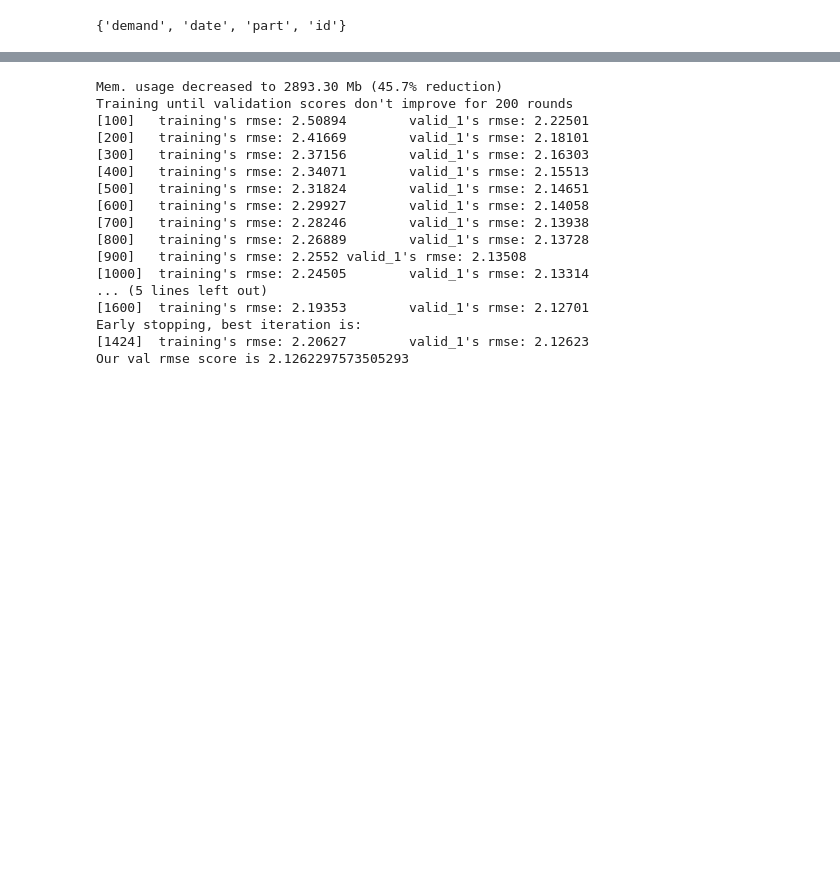
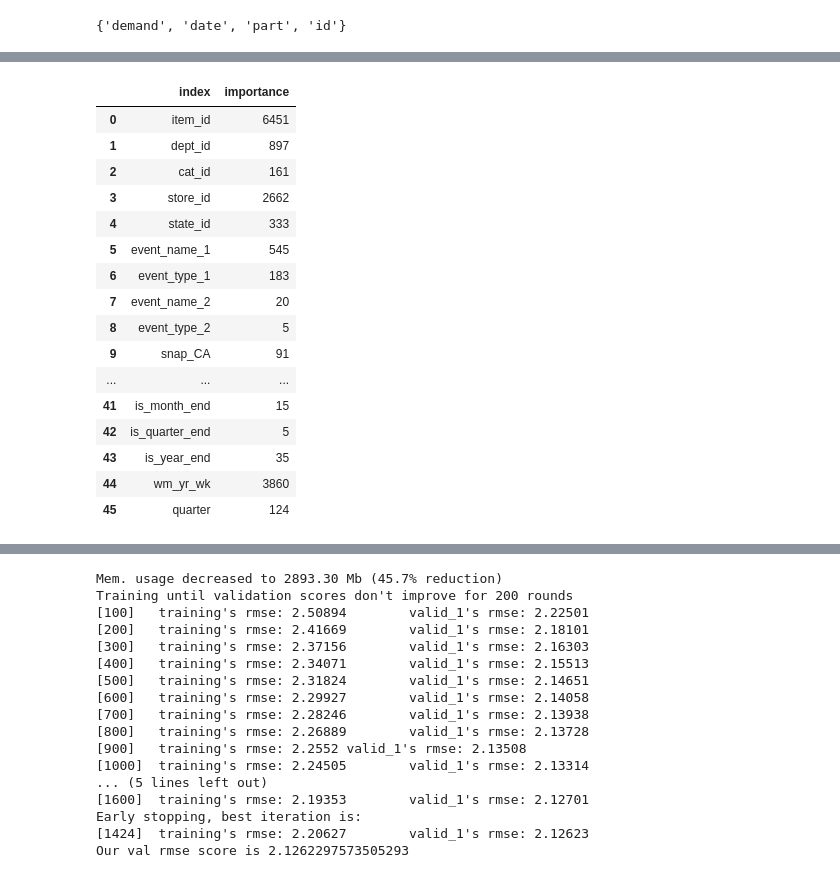
Before and after one commit to ibkuroyagi/M5-Forecasting, a Jupyter notebook: m5-lgbm-fe.ipynb, the cells around one changed output, grey strips where cells are left out. Drawn from its saved outputs; the diff is of its cells as text; code cells hidden in the pictures; blank space fills up the shorter version.

```diff
--- a/m5-lgbm-fe.ipynb
+++ b/m5-lgbm-fe.ipynb
@@ -401,0 +428,21 @@ final.to_csv('submission.csv', index = False)
+# %%
+importance = pd.DataFrame(model.feature_importance(), index=features, columns=['importance']).reset_index()
+importance
+# %% [output]
+|  | index | importance |
+| 0 | item_id | 6451 |
+| 1 | dept_id | 897 |
+| 2 | cat_id | 161 |
+| 3 | store_id | 2662 |
+| 4 | state_id | 333 |
+| 5 | event_name_1 | 545 |
+| 6 | event_type_1 | 183 |
+| 7 | event_name_2 | 20 |
+| 8 | event_type_2 | 5 |
+| 9 | snap_CA | 91 |
+| ... | ... | ... |
+| 41 | is_month_end | 15 |
+| 42 | is_quarter_end | 5 |
+| 43 | is_year_end | 35 |
+| 44 | wm_yr_wk | 3860 |
+| 45 | quarter | 124 |
```
Also changed, not shown: parts of 5 cells of this notebook, 6 other files.
